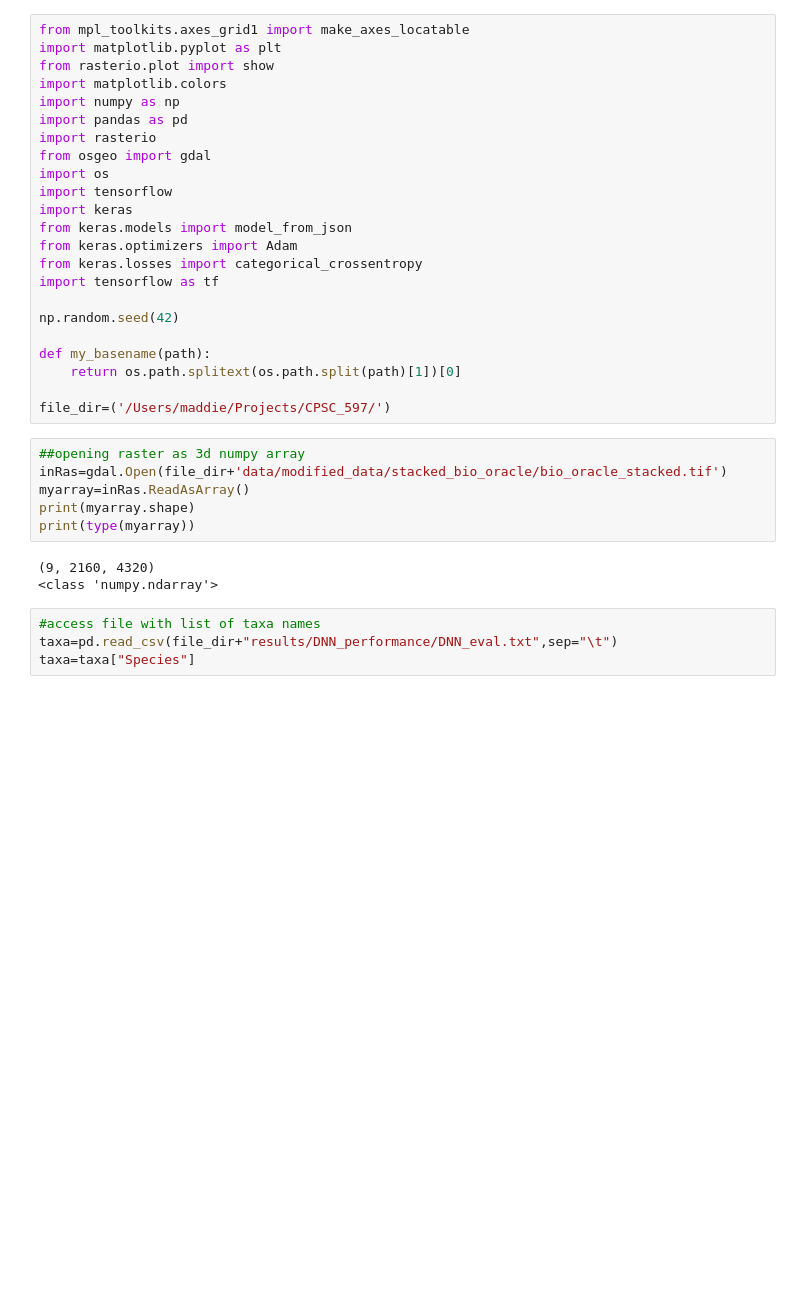
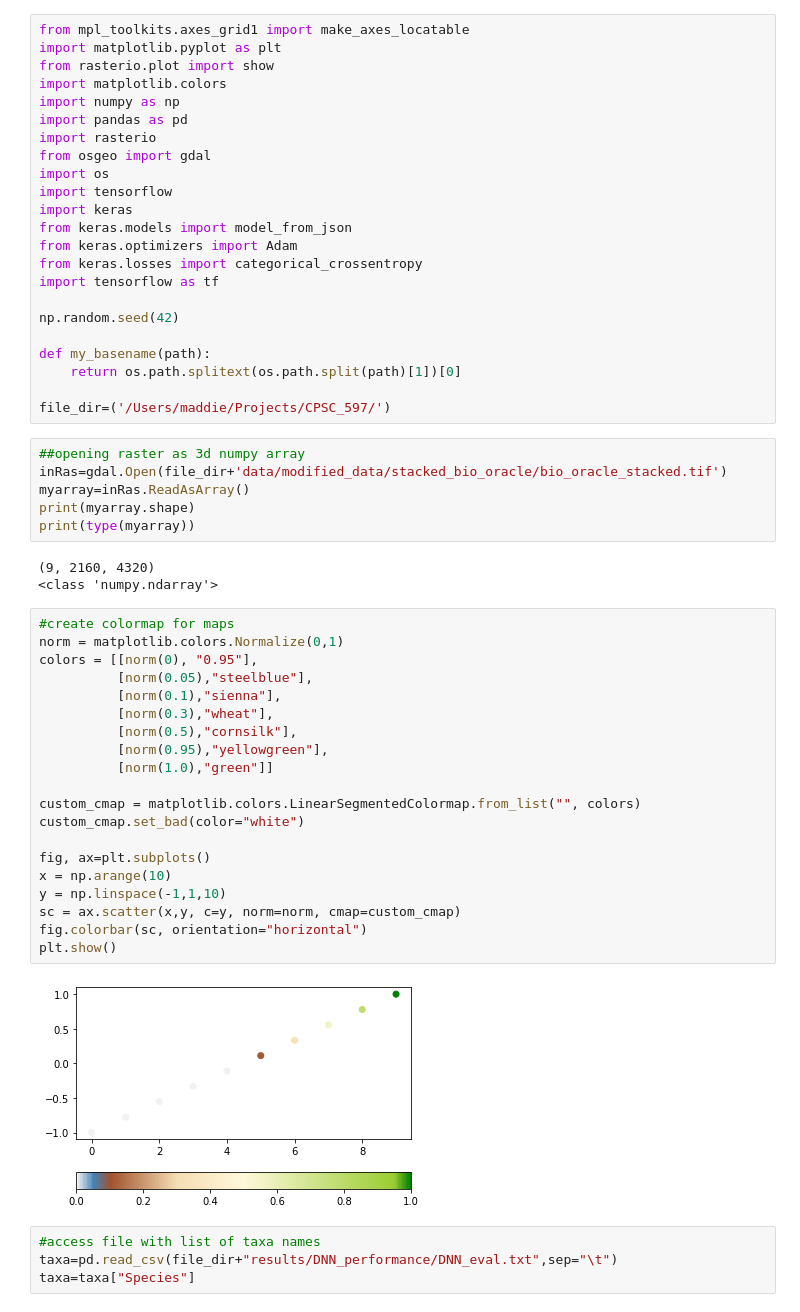
Before and after one commit to maddie-aos/CPSC_597, a Jupyter notebook: dnn_code/step5_final_predictions.ipynb, the cells around one changed output. Drawn from its saved outputs; the diff is of its cells as text; blank space fills up the shorter version.

```diff
--- a/dnn_code/step5_final_predictions.ipynb
+++ b/dnn_code/step5_final_predictions.ipynb
@@ -30,6 +30,28 @@ print(type(myarray))
 # %% [output]
 (9, 2160, 4320)
 <class 'numpy.ndarray'>
+# %%
+#create colormap for maps
+norm = matplotlib.colors.Normalize(0,1)
+colors = [[norm(0), "0.95"],
+          [norm(0.05),"steelblue"],
+          [norm(0.1),"sienna"],
+          [norm(0.3),"wheat"],
+          [norm(0.5),"cornsilk"],
+          [norm(0.95),"yellowgreen"],
+          [norm(1.0),"green"]]
+
+custom_cmap = matplotlib.colors.LinearSegmentedColormap.from_list("", colors)
+custom_cmap.set_bad(color="white")
+
+fig, ax=plt.subplots()
+x = np.arange(10)
+y = np.linspace(-1,1,10)
+sc = ax.scatter(x,y, c=y, norm=norm, cmap=custom_cmap)
+fig.colorbar(sc, orientation="horizontal")
+plt.show()
+# %% [output]
+[figure, added]
 # %%
 #access file with list of taxa names
 taxa=pd.read_csv(file_dir+"results/DNN_performance/DNN_eval.txt",sep="\t")
```
Also changed, not shown: parts of 1 cell of this notebook, 13 other files.
